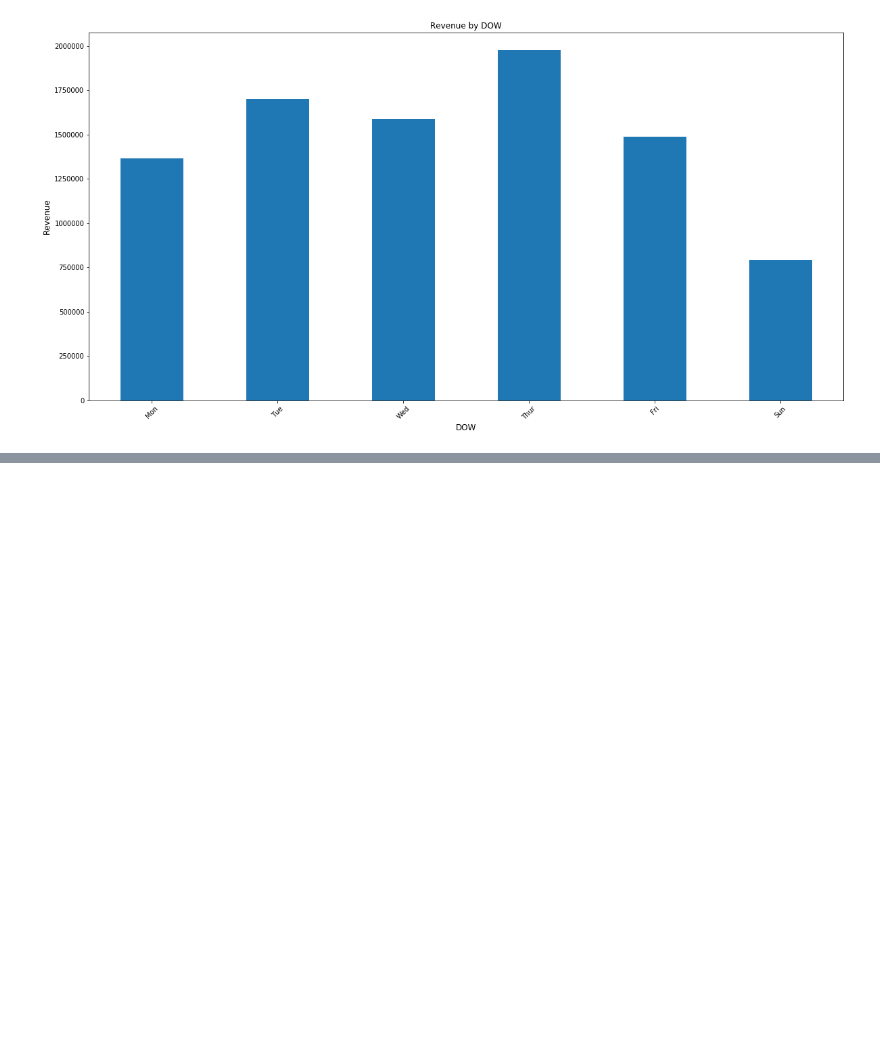
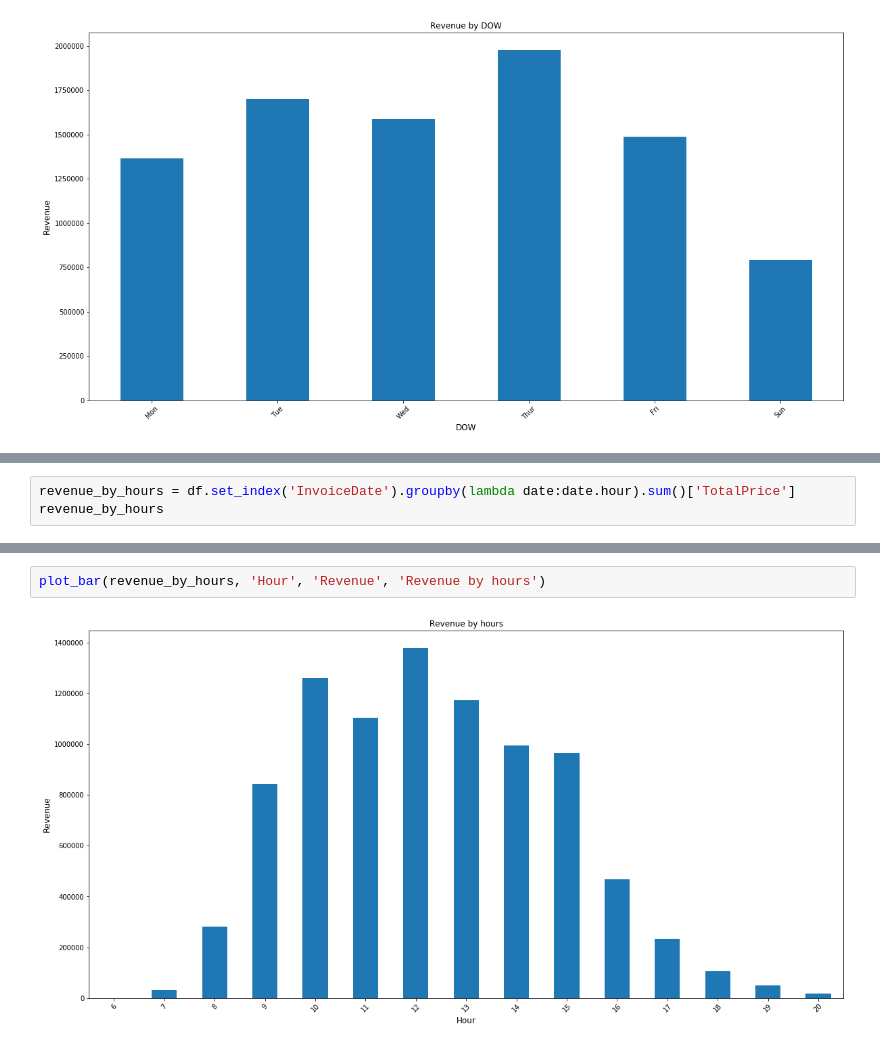
Before and after one commit to YoungJae-Hur/Data-science, a Jupyter notebook: project-shopping/2. checking the most sold items.ipynb, the cells around one changed output, grey strips where cells are left out. Cells and saved outputs as stored; diff of their text form; blank space fills up the shorter version.

```diff
--- a/project-shopping/2. checking the most sold items.ipynb
+++ b/project-shopping/2. checking the most sold items.ipynb
@@ -238,0 +241,3 @@ plot_bar(revenue_by_days, 'DOW', 'Revenue', 'Revenue by DOW')
+# %%
+revenue_by_hours = df.set_index('InvoiceDate').groupby(lambda date:date.hour).sum()['TotalPrice']
+revenue_by_hours
@@ -238,0 +261,4 @@ plot_bar(revenue_by_days, 'DOW', 'Revenue', 'Revenue by DOW')
+# %%
+plot_bar(revenue_by_hours, 'Hour', 'Revenue', 'Revenue by hours')
+# %% [output]
+[figure, added]
```
Also changed, not shown: parts of 9 cells of this notebook.
